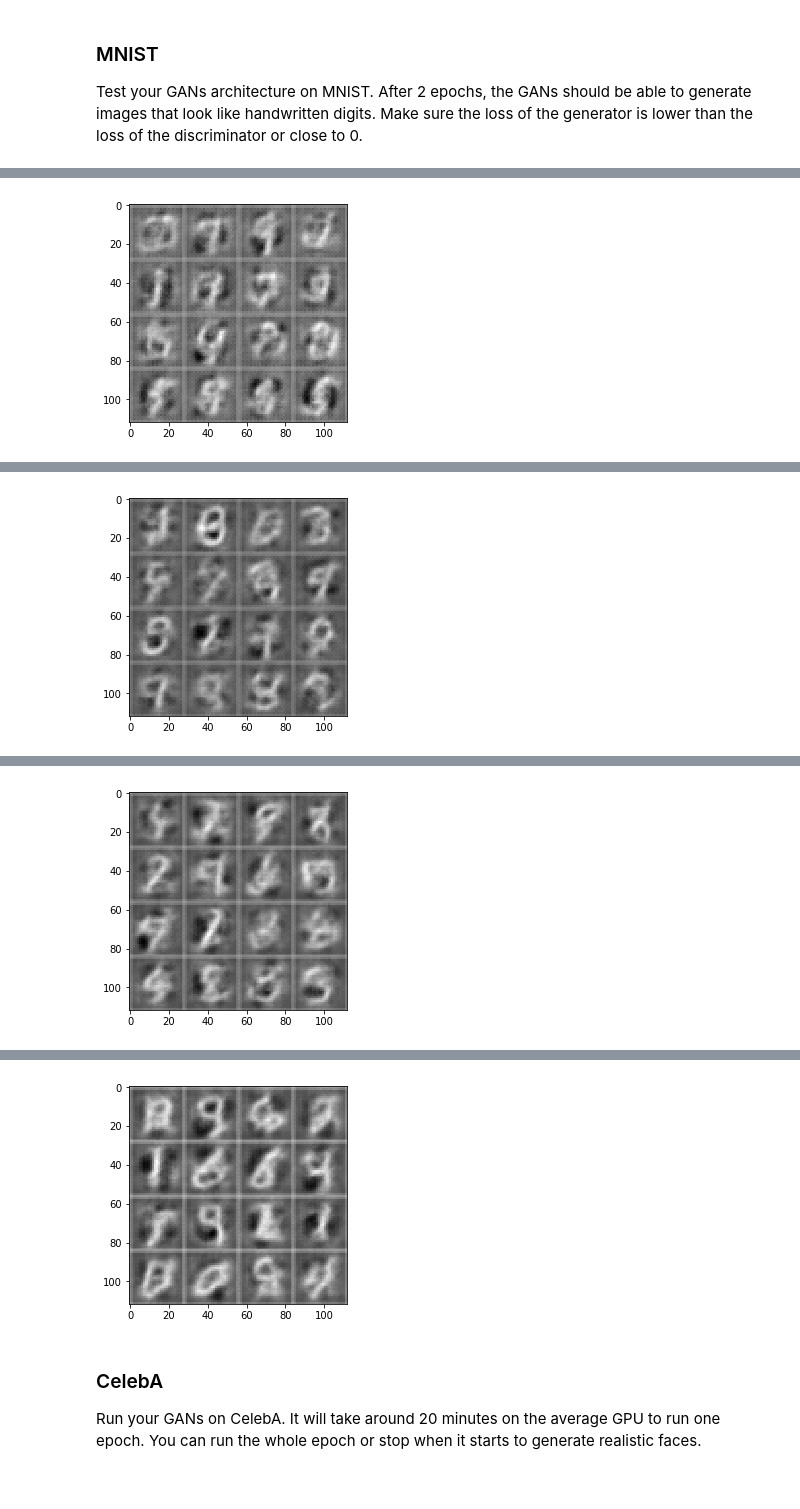
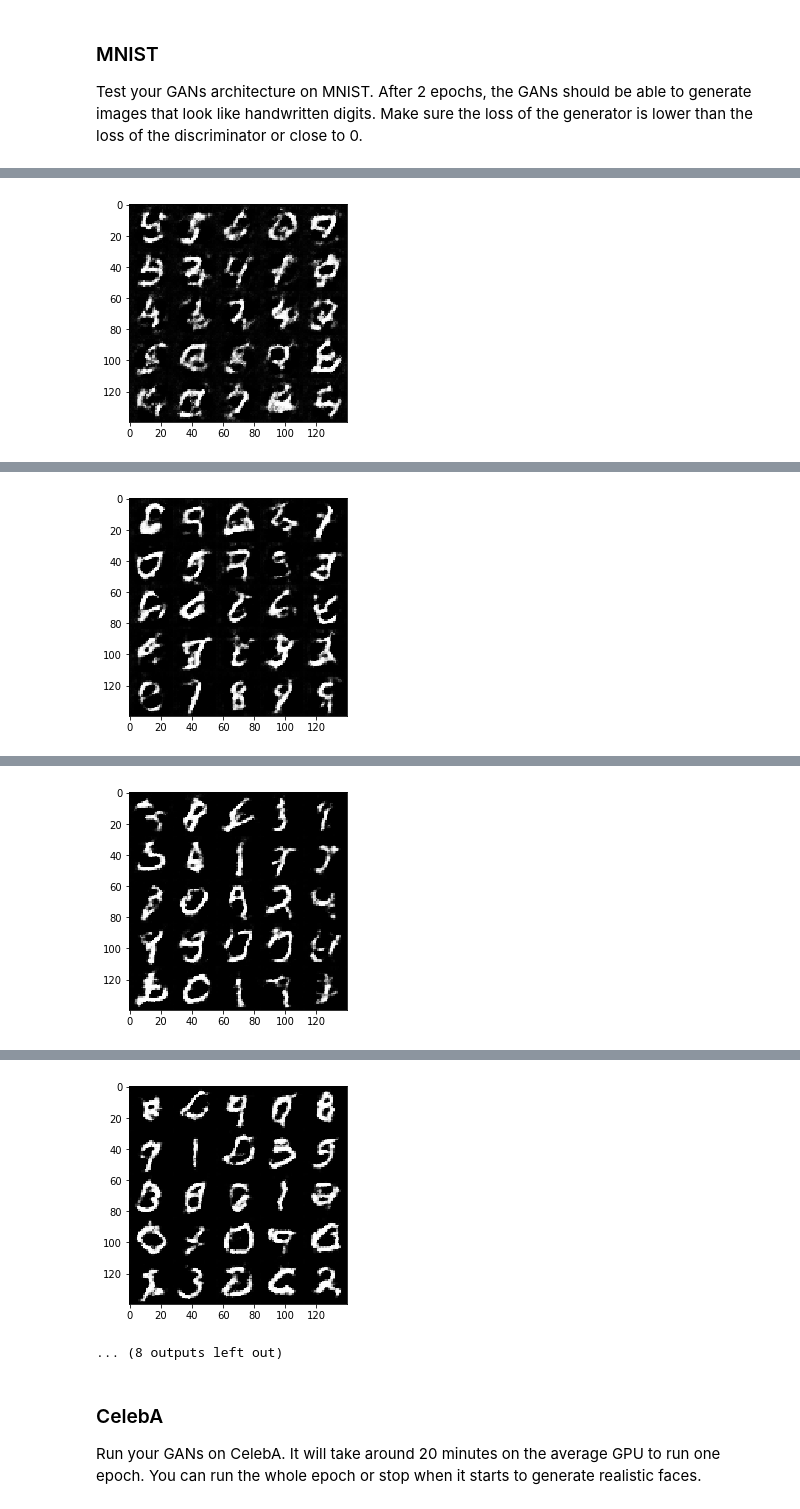
Before and after one commit to lssilveira11/udacity-dl, a Jupyter notebook: project5-face_generation/dlnd_face_generation.ipynb, the cells around one changed output, grey strips where cells are left out. Cells and saved outputs as stored; diff of their text form; code cells hidden in the pictures.

```diff
--- a/project5-face_generation/dlnd_face_generation.ipynb
+++ b/project5-face_generation/dlnd_face_generation.ipynb
@@ -116,11 +117,11 @@ def model_inputs(image_width, image_height, image_channels, z_dim):
     :return: Tuple of (tensor of real input images, tensor of z data, learning rate)
     """
     # TODO: Implement Function
-    real_input = tf.placeholder(tf.float32, shape=(None, image_width, image_height, image_channels))
+    real_input = tf.placeholder(tf.float32, shape=(None, image_width, image_height, image_channels), name="real_input")
 
-    z_input = tf.placeholder(tf.float32, shape=(None, z_dim))
+    z_input = tf.placeholder(tf.float32, shape=(None, z_dim), name="z_input")
 
-    learning_rate = tf.placeholder(tf.float32)
+    learning_rate = tf.placeholder(tf.float32, name="l_rate")
 
     return real_input, z_input, learning_rate
 
@@ -315,8 +316,9 @@ def model_opt(d_loss, g_loss, learning_rate, beta1):
     g_vars = [var for var in t_vars if var.name.startswith("generator")]
     d_vars = [var for var in t_vars if var.name.startswith("discriminator")]
 
-    d_train_op = tf.train.AdamOptimizer(learning_rate, beta1=beta1).minimize(d_loss, var_list=d_vars)
-    g_train_op = tf.train.AdamOptimizer(learning_rate, beta1=beta1).minimize(g_loss, var_list=g_vars)
+    with tf.control_dependencies(tf.get_collection(tf.GraphKeys.UPDATE_OPS)):
+        d_train_op = tf.train.AdamOptimizer(learning_rate, beta1=beta1).minimize(d_loss, var_list=d_vars)
+        g_train_op = tf.train.AdamOptimizer(learning_rate, beta1=beta1).minimize(g_loss, var_list=g_vars)
 
     return d_train_op, g_train_op
 
@@ -401,7 +403,7 @@ def train(epoch_count, batch_size, z_dim, learning_rate, beta1, get_batches, dat
                 batch_z = np.random.uniform(-1, 1, size=(batch_size, z_dim))
 
                 _ = sess.run(d_train_op, feed_dict={real_input: batch_images, z_input: batch_z, l_rate:learning_rate})
-                _ = sess.run(g_train_op, feed_dict={z_input: batch_z})
+                _ = sess.run(g_train_op, feed_dict={real_input: batch_images, z_input: batch_z})
 
                 if step % 100 == 0:
                     train_loss_d = d_loss.eval({z_input:batch_z, real_input: batch_images})
@@ -411,15 +413,18 @@ def train(epoch_count, batch_size, z_dim, learning_rate, beta1, get_batches, dat
                           "Generator Loss: {:.4f}".format(train_loss_g))
 
                 if step % 200 == 0:
-                    show_generator_output(sess, 20, z_input, data_shape[3], data_image_mode)
+                    show_generator_output(sess, 25, z_input, data_shape[3], data_image_mode)
+
+        print("Final result:")
+        show_generator_output(sess, 25, z_input, data_shape[3], data_image_mode)
 # %% [markdown]
 ### MNIST
 Test your GANs architecture on MNIST.  After 2 epochs, the GANs should be able to generate images that look like handwritten digits.  Make sure the loss of the generator is lower than the loss of the discriminator or close to 0.
 # %%
-batch_size = 100
+batch_size = 64
 z_dim = 100
-learning_rate = 0.0001
-beta1 = 0.25
+learning_rate = 0.0002
+beta1 = 0.5
 
 
 """
@@ -443 +448 @@ Epoch 1/2 Step 600... Discriminator Loss: 0.7837... Generator Loss: 1.4140
-[figure, old version]
+[figure, new version]
@@ -446 +451 @@ Epoch 2/2 Step 800... Discriminator Loss: 0.8613... Generator Loss: 1.3228
-[figure, old version]
+[figure, new version]
@@ -449 +454 @@ Epoch 2/2 Step 1000... Discriminator Loss: 0.8080... Generator Loss: 1.3057
-[figure, old version]
+[figure, new version]
@@ -452,4 +457,5 @@ Epoch 2/2 Step 1200... Discriminator Loss: 1.4461... Generator Loss: 2.5525
-[figure, old version]
+[figure, new version]
+... (8 outputs left out)
 # %% [markdown]
 ### CelebA
 Run your GANs on CelebA.  It will take around 20 minutes on the average GPU to run one epoch.  You can run the whole epoch or stop when it starts to generate realistic faces.
```
Also changed, not shown: parts of 3 cells of this notebook.
